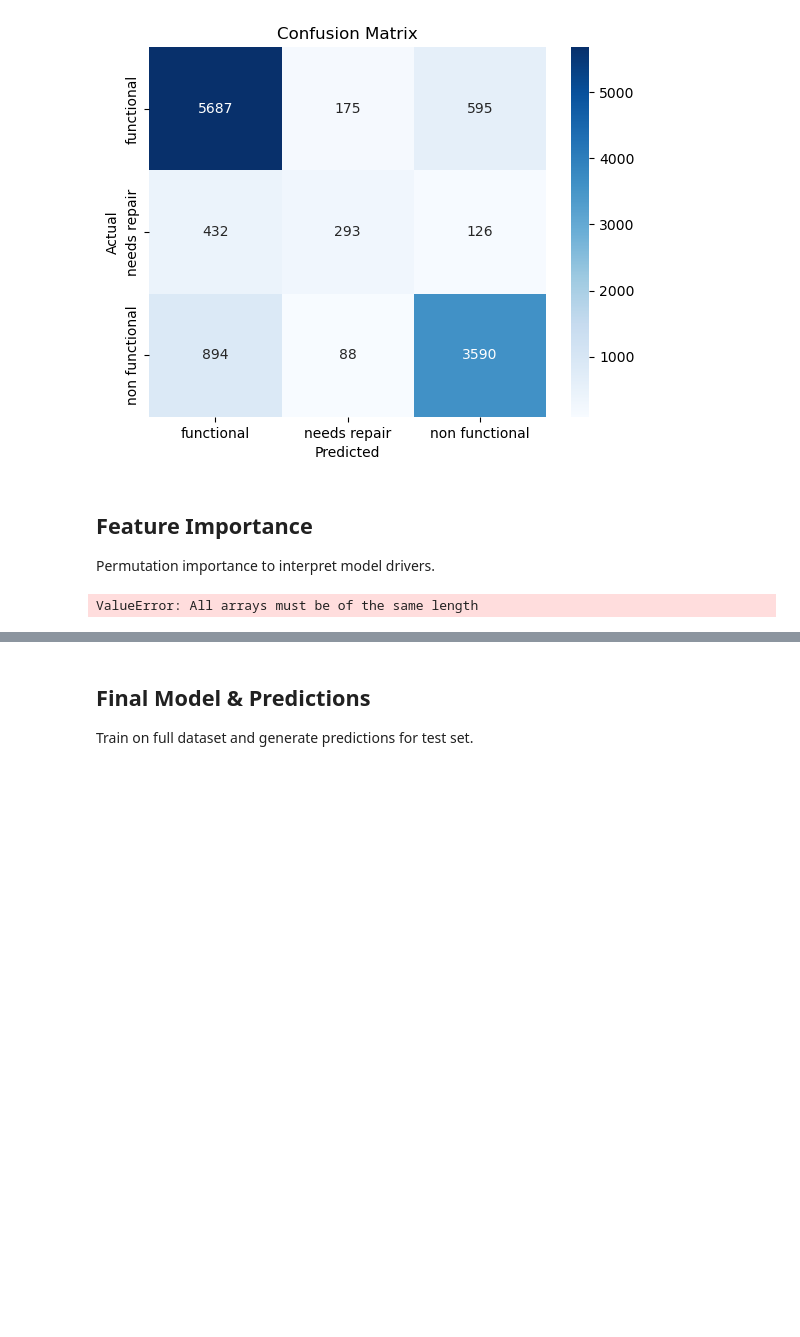
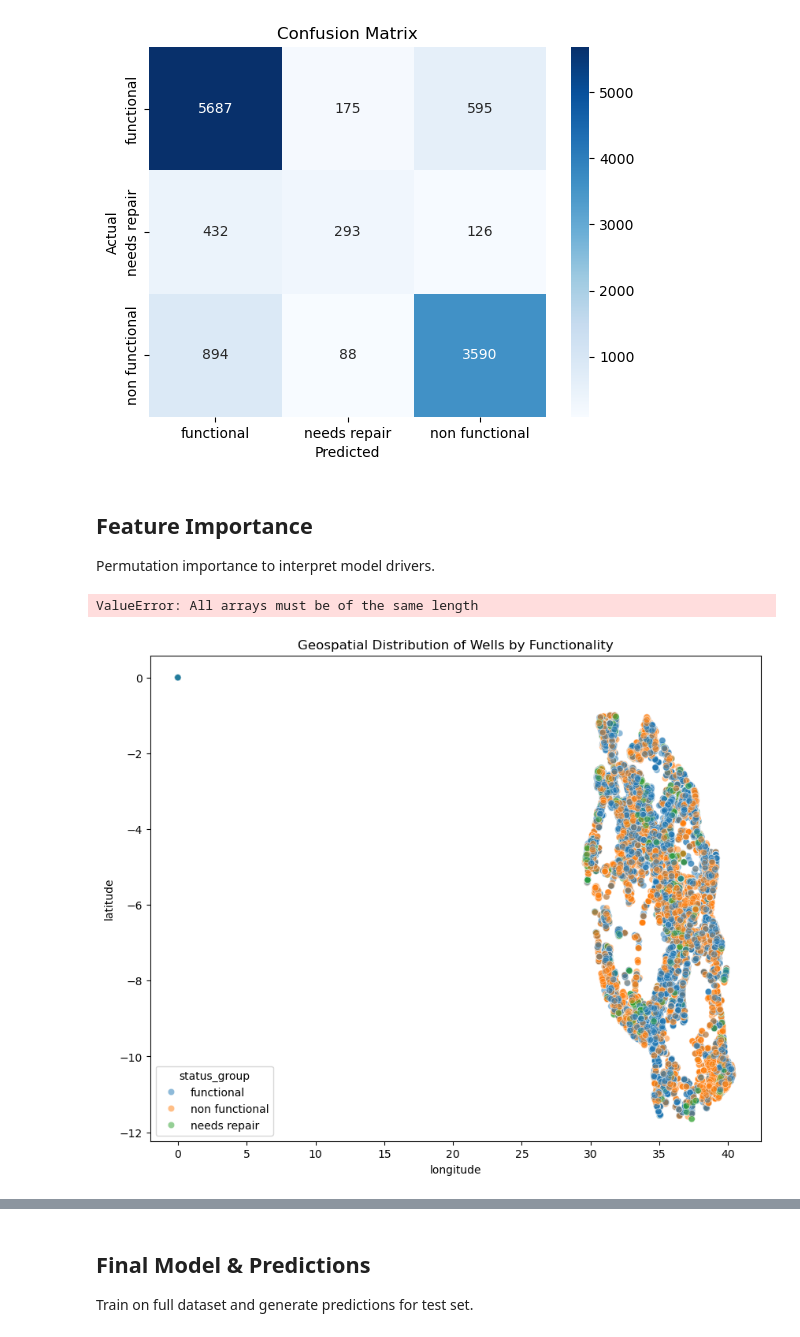
Before and after one commit to georgekuria-crypto/Phase_3_project, a Jupyter notebook: index.ipynb, the cells around one changed output, grey strips where cells are left out. Drawn from its saved outputs; the diff is of its cells as text; code cells hidden in the pictures; blank space fills up the shorter version.

```diff
--- a/index.ipynb
+++ b/index.ipynb
@@ -559,11 +590,29 @@ plt.show()
 # %% [markdown]
 ## Feature Importance
 Permutation importance to interpret model drivers.
-# %%
-# 10. Feature Importance
-r = permutation_importance(rf_pipe, X_test, y_test, n_repeats=5, random_state=42)
-feature_names = rf_pipe.named_steps["prep"].get_feature_names_out()
-imp_df = pd.DataFrame({"feature": feature_names, "importance": r.importances_mean})
-print(imp_df.sort_values("importance", ascending=False).head(15))
-# %% [output]
-ValueError: All arrays must be of the same length
+# %%
+r = permutation_importance(rf_pipe, X_test, y_test, n_repeats=5, random_state=42)
+feature_names = rf_pipe.named_steps["prep"].get_feature_names_out()
+imp_df = pd.DataFrame({"feature": feature_names, "importance": r.importances_mean})
+imp_df = imp_df.sort_values("importance", ascending=False).head(15)
+
+plt.figure(figsize=(10,6))
+sns.barplot(data=imp_df, x="importance", y="feature", color="steelblue")
+plt.title("Top 15 Features Influencing Well Functionality")
+plt.xlabel("Importance (Mean Decrease in Accuracy)")
+plt.ylabel("Feature")
+plt.show()
+# %% [output]
+ValueError: All arrays must be of the same length
+# %%
+# Combine X and y into one DataFrame
+df_plot = X.copy()
+df_plot["status_group"] = y
+
+# Now plot
+plt.figure(figsize=(10,8))
+sns.scatterplot(data=df_plot, x="longitude", y="latitude", hue="status_group", alpha=0.5)
+plt.title("Geospatial Distribution of Wells by Functionality")
+plt.show()
+# %% [output]
+[figure, added]
```
Also changed, not shown: parts of 39 cells of this notebook, 1 other file.
